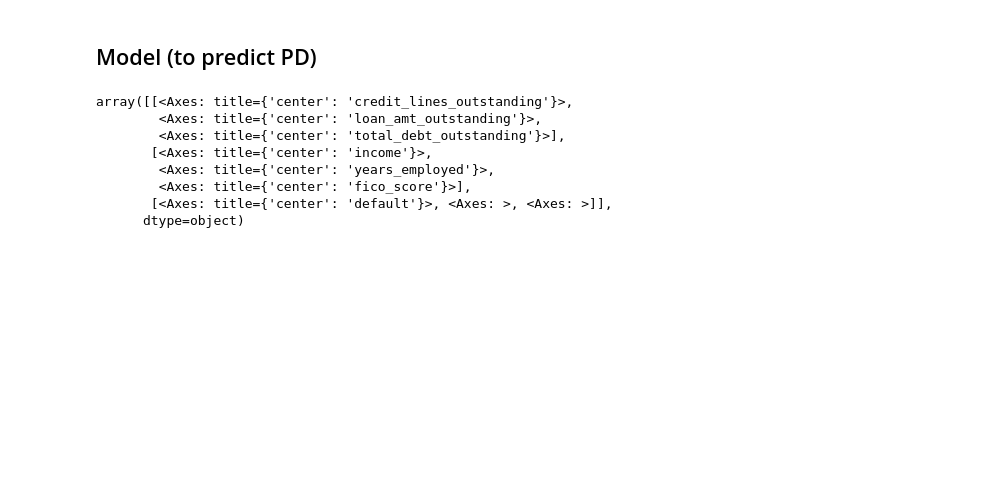
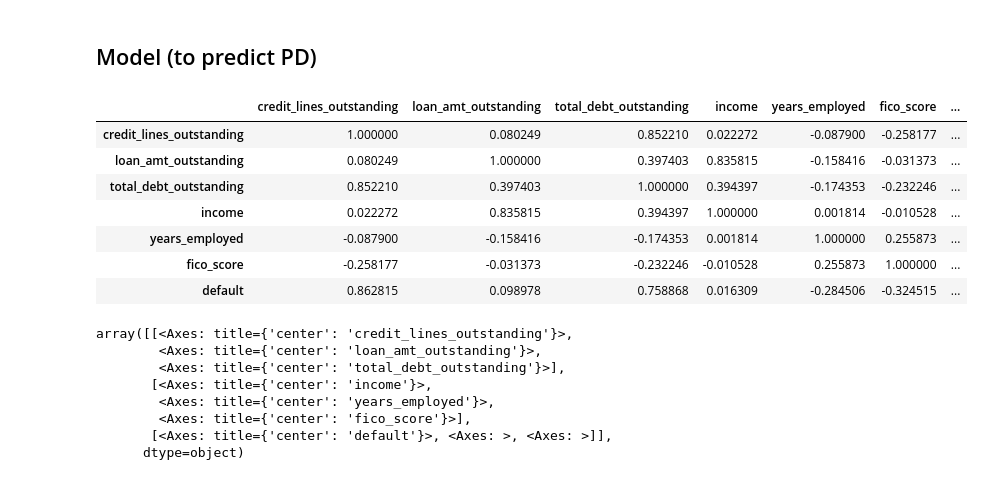
Before and after one commit to ydkahin/qfin-nb, a Jupyter notebook: 02-probability_of_default-simple_gaussianNB.ipynb, the cells around one changed output. Cells and saved outputs as stored; diff of their text form; code cells hidden in the pictures; blank space fills up the shorter version.

```diff
--- a/02-probability_of_default-simple_gaussianNB.ipynb
+++ b/02-probability_of_default-simple_gaussianNB.ipynb
@@ -60,6 +56,17 @@ del df_val['default']
 del df_test['default']
 # %% [markdown]
 ## Model (to predict PD)
+# %%
+df.corr()
+# %% [output]
+|  | credit_lines_outstanding | loan_amt_outstanding | total_debt_outstanding | income | years_employed | fico_score | ... |
+| credit_lines_outstanding | 1.000000 | 0.080249 | 0.852210 | 0.022272 | -0.087900 | -0.258177 | ... |
+| loan_amt_outstanding | 0.080249 | 1.000000 | 0.397403 | 0.835815 | -0.158416 | -0.031373 | ... |
+| total_debt_outstanding | 0.852210 | 0.397403 | 1.000000 | 0.394397 | -0.174353 | -0.232246 | ... |
+| income | 0.022272 | 0.835815 | 0.394397 | 1.000000 | 0.001814 | -0.010528 | ... |
+| years_employed | -0.087900 | -0.158416 | -0.174353 | 0.001814 | 1.000000 | 0.255873 | ... |
+| fico_score | -0.258177 | -0.031373 | -0.232246 | -0.010528 | 0.255873 | 1.000000 | ... |
+| default | 0.862815 | 0.098978 | 0.758868 | 0.016309 | -0.284506 | -0.324515 | ... |
 # %%
 df.hist(figsize=(10,10))
 # %% [output]
```
Also changed, not shown: parts of 12 cells of this notebook, 3 other files.
